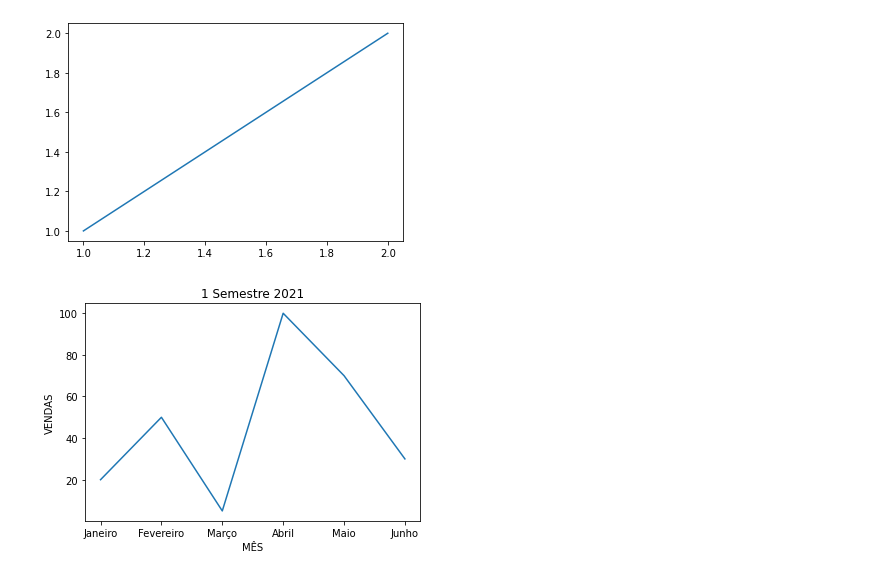
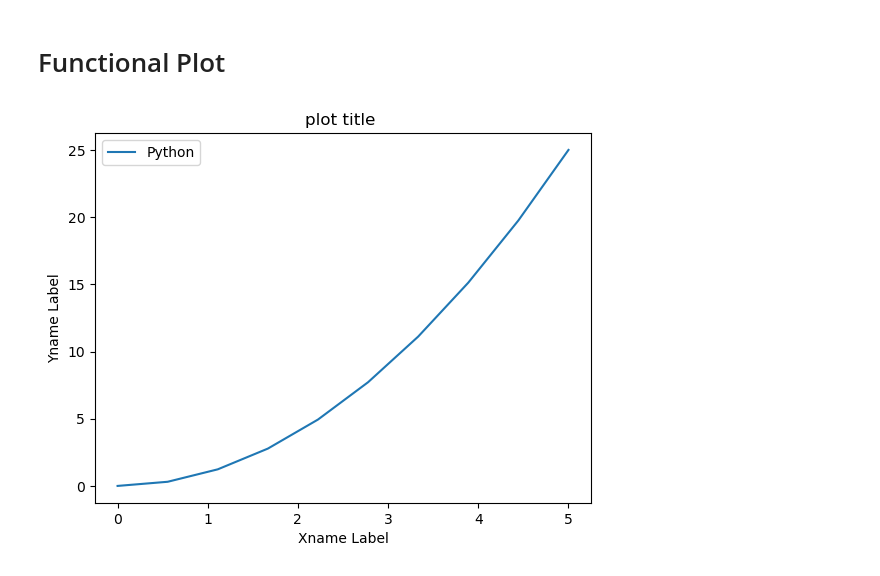
Before and after one commit to Dufyz/My_Laboratory, a Jupyter notebook: Jupyter Lab/library's/matplotlib_library/matplotlib_library.ipynb, the cells around one changed output. Cells and saved outputs as stored; diff of their text form; code cells hidden in the pictures.

Commit message:
Create "matplotlib_library.ipynb"
I wrote some commands using matplot library

```diff
--- a/Jupyter Lab/library's/matplotlib_library/matplotlib_library.ipynb
+++ b/Jupyter Lab/library's/matplotlib_library/matplotlib_library.ipynb
@@ -18,16 +7,0 @@ plt.show()
-# %%
-
-
-a = [1,2]
-b = [1,2]
-
-plt.plot(a,b)
-
-#plt.title('VENDAS JANEIRO')
-
-#plt.xlabel = ('MÊS')
-#plt.ylabel = ('QUANTIDADE VENDIDA')
-
-plt.show()
-# %% [output]
-[figure, removed]
@@ -37,11 +8,26 @@ z = [20, 50, 5,100,70,30]
-# %%
-plt.plot(w,z)
-
-plt.title('1 Semestre 2021')
-
-plt.xlabel('MÊS')
-plt.ylabel('VENDAS')
-
-plt.show()
-# %% [output]
-[figure, removed]
+# %% [markdown]
+# Functional Plot
+# %%
+x_1 = np.linspace(0,5,10)
+y_1 = x_1**2
+
+x_2 = [1,2,3]
+y_2 = ['A', 'B', 'C']
+
+x_3 = [4,5,6]
+y_3 = ['D', 'E', 'F']
+
+#x_ = [1,2,3]
+#y_ = ['A', 'B', 'C']
+# %%
+plt.plot(x_1, y_1, label = 'Python')
+plt.title('plot title ')
+plt.xlabel('Xname Label')
+plt.ylabel('Yname Label')
+
+#plt.legend(x_1)
+plt.legend()
+
+plt.show() # Not necessary if using Jupyter Notebook
+# %% [output]
+[figure, added]
```
Also changed, not shown: parts of 9 cells of this notebook.
